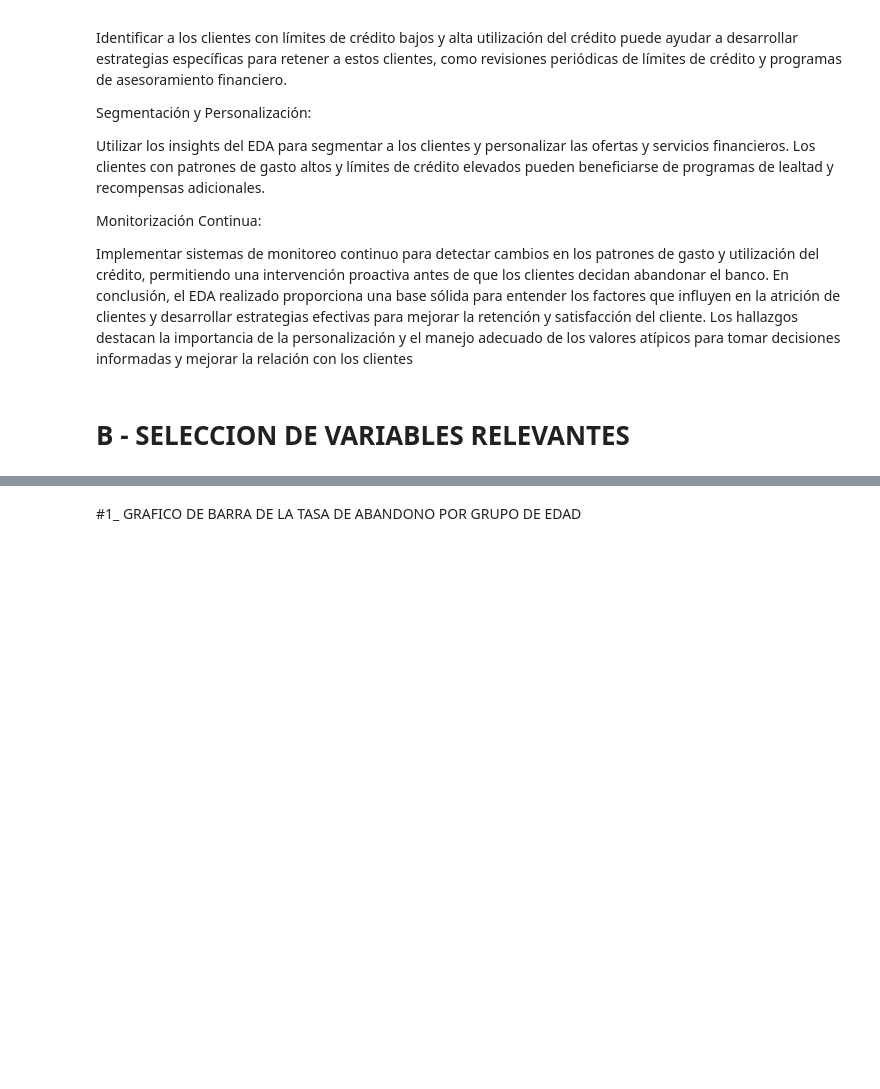
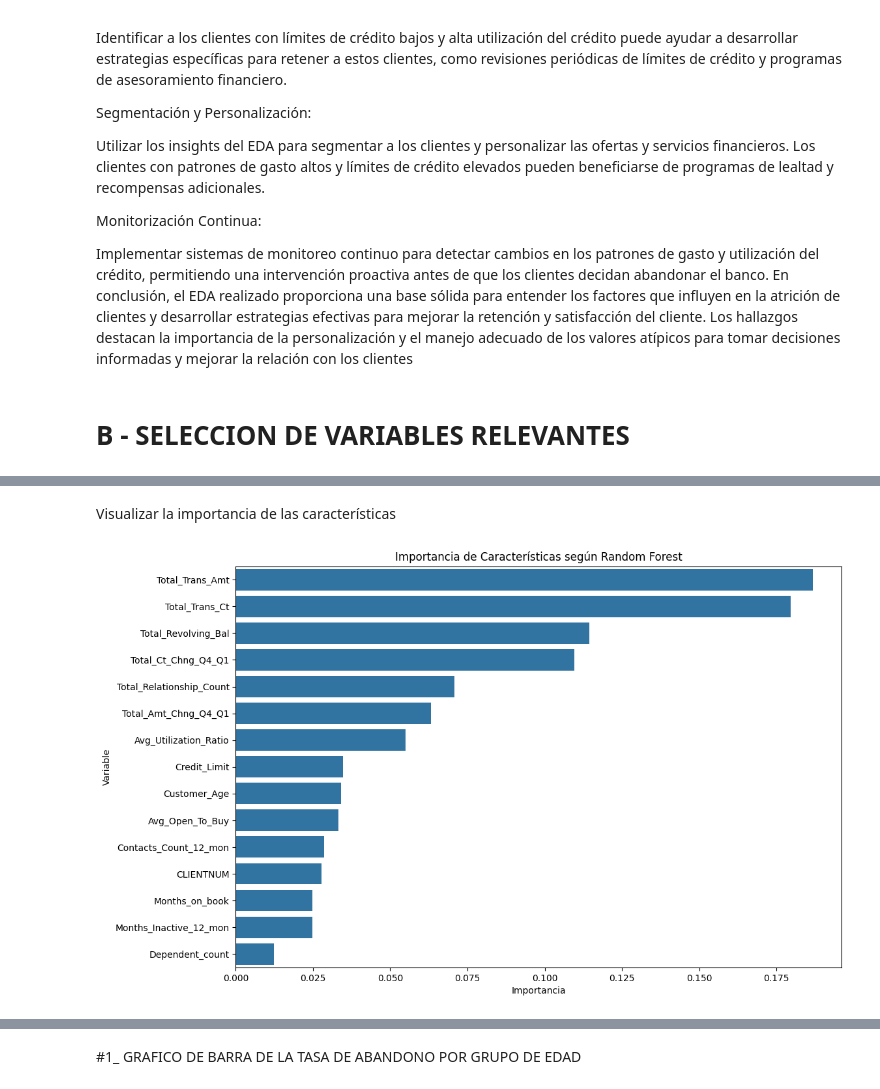
Before and after one commit to GBrunetti/GB-dataset, a Jupyter notebook: Proyecto_ParteIII+Brunetti_G_.ipynb, the cells around one changed output, grey strips where cells are left out. Cells and saved outputs as stored; diff of their text form; code cells hidden in the pictures; blank space fills up the shorter version.

```diff
--- a/Proyecto_ParteIII+Brunetti_G_.ipynb
+++ b/Proyecto_ParteIII+Brunetti_G_.ipynb
@@ -938,0 +951,2 @@ En conclusión, el EDA realizado proporciona una base sólida para entender los
+# %%
+numerical_columns = datos.select_dtypes(include=['float64', 'int64'])
@@ -938,0 +1047,2 @@ En conclusión, el EDA realizado proporciona una base sólida para entender los
+# %%
+numerical_features = numerical_columns.drop(columns=['Attrition_Flag_Bin'])
@@ -938,0 +1051,3 @@ En conclusión, el EDA realizado proporciona una base sólida para entender los
+# %%
+rf_model = RandomForestClassifier(n_estimators=100, random_state=42)
+rf_model.fit(numerical_features, datos['Attrition_Flag_Bin'])
@@ -938,0 +1058,5 @@ En conclusión, el EDA realizado proporciona una base sólida para entender los
+# %%
+importancias_rf = rf_model.feature_importances_
+importancias_df = pd.DataFrame({'Variable': numerical_features.columns, 'Importancia': importancias_rf})
+importancias_df = importancias_df.sort_values(by='Importancia', ascending=False)
+print(importancias_df)
@@ -938,0 +1080,9 @@ En conclusión, el EDA realizado proporciona una base sólida para entender los
+# %% [markdown]
+Visualizar la importancia de las características
+# %%
+plt.figure(figsize=(12,8))
+sns.barplot(x='Importancia', y='Variable', data=importancias_df)
+plt.title('Importancia de Características según Random Forest')
+plt.show()
+# %% [output]
+[figure, added]
```
Also changed, not shown: parts of 38 cells of this notebook.
